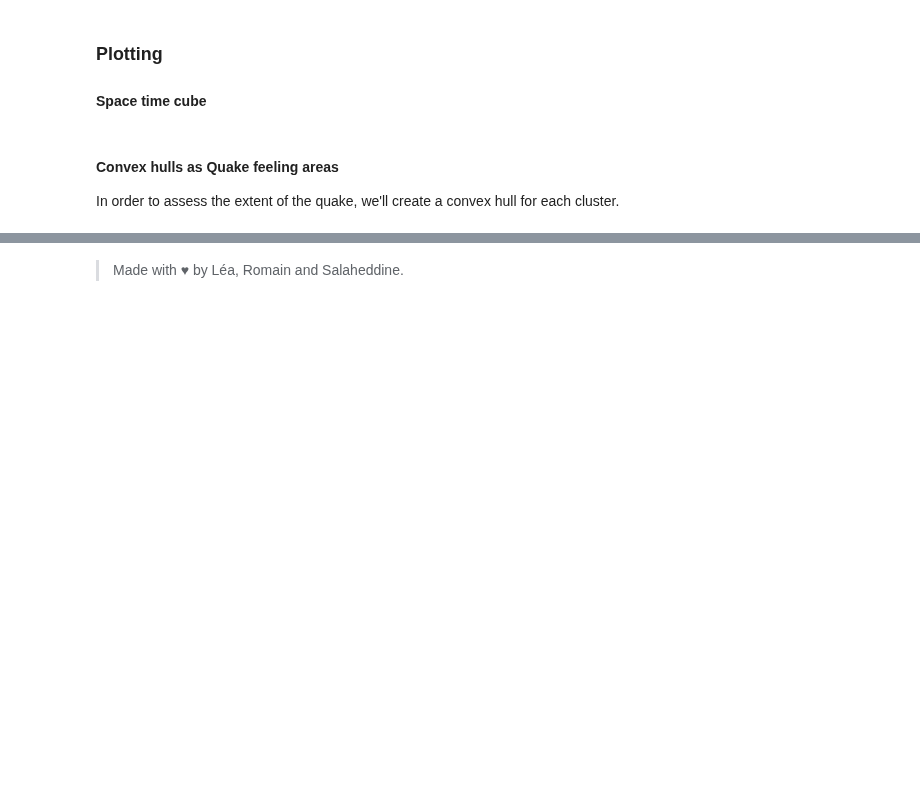
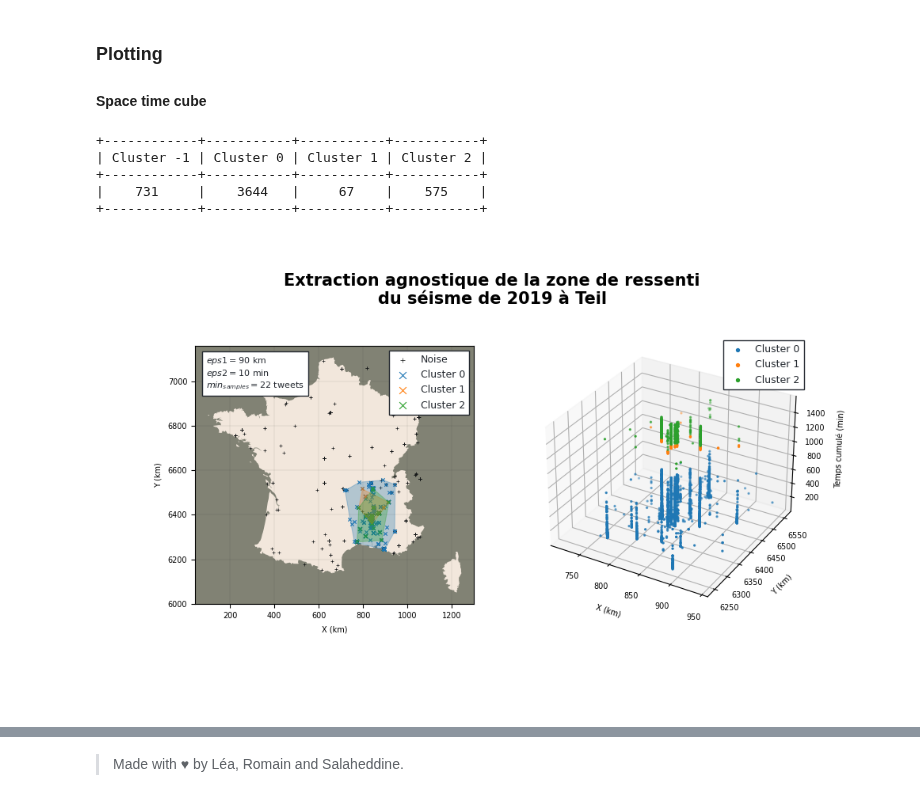
Before and after one commit to lletassey/clustering-tweets-earthquake, a Jupyter notebook: notebooks/stdbscan.ipynb, the cells around one changed output, grey strips where cells are left out. Saved outputs shown, nothing was run; the diff lists cells and outputs as text; code cells hidden in the pictures; blank space fills up the shorter version.

```diff
--- a/notebooks/stdbscan.ipynb
+++ b/notebooks/stdbscan.ipynb
@@ -202,4 +202,11 @@ print(table)
 #### Space time cube
 # %%
 # Plot space time cube
-fig = plot_tweets_hulls(tweets=tweets, hulls=hulls, eps1=eps1_terrain, eps2=eps2, min_samples=min_samples)
+plot_tweets_hulls(tweets=tweets, hulls=hulls, eps1=eps1_terrain, eps2=eps2, min_samples=min_samples)
+# %% [output]
++------------+-----------+-----------+-----------+
+| Cluster -1 | Cluster 0 | Cluster 1 | Cluster 2 |
++------------+-----------+-----------+-----------+
+|    731     |    3644   |     67    |    575    |
++------------+-----------+-----------+-----------+
+[figure, added]
@@ -213,7 +213,3 @@ fig = plot_tweets_hulls(tweets=tweets, hulls=hulls, eps1=eps1_terrain, eps2=eps2
-# %% [markdown]
-#### Convex hulls as Quake feeling areas
-
-In order to assess the extent of the quake, we'll create a convex hull for each cluster.
 # %%
 # Export tweets to geojson
 tweets.to_file(f'../data/result/tweets_stdbscan_eps1_{eps1_terrain / 1_000:.0f}_km_eps2_{int(eps2 / 60)}_min.geojson', driver='GeoJSON')
```
Also changed, not shown: parts of 4 cells of this notebook, 2 other files.
